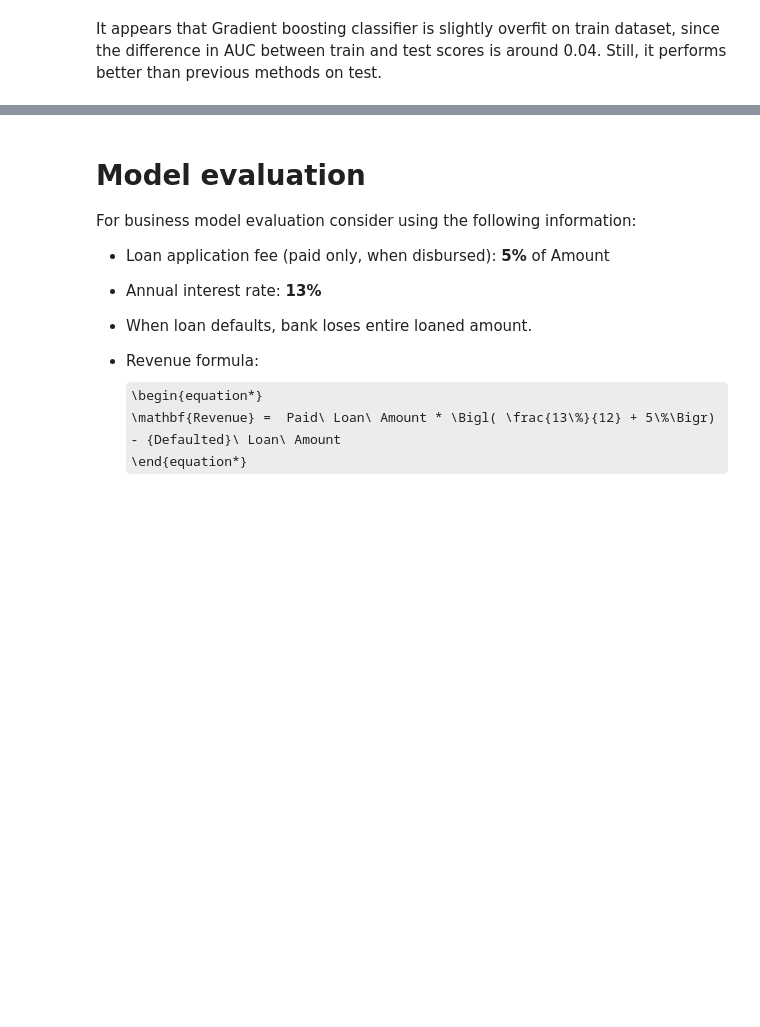
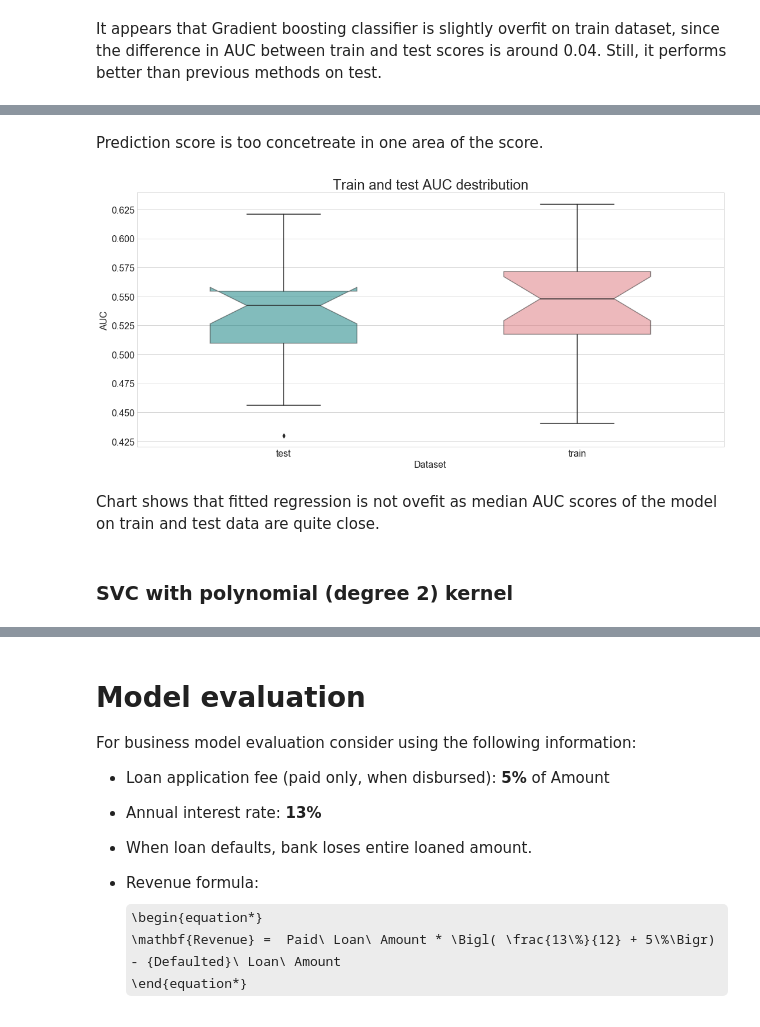
Before and after one commit to SvetlanaCipiseva/CreditScoring, a Jupyter notebook: credit_scoring.ipynb, the cells around one changed output, grey strips where cells are left out. Drawn from its saved outputs; the diff is of its cells as text; code cells hidden in the pictures; some formulas as TeX source; blank space fills up the shorter version.

```diff
--- a/credit_scoring.ipynb
+++ b/credit_scoring.ipynb
@@ -809,0 +886,16 @@ boxplot(tmp,
+# %% [markdown]
+Prediction score is too concetreate in one area of the score.
+# %%
+tmp = pickle.load(open(absolute_path('cross_validate_svm_rbf.dataframe'), 'rb'))
+boxplot(tmp,
+        'dataset',
+        'score',
+        'Train and test AUC destribution',
+        'Dataset',
+        'AUC')
+# %% [output]
+[figure, added]
+# %% [markdown]
+Chart shows that fitted regression is not ovefit as median AUC scores of the model on train and test data are quite close.
+# %% [markdown]
+### SVC with polynomial (degree 2) kernel
```
Also changed, not shown: parts of 66 cells of this notebook, 1 other file.
